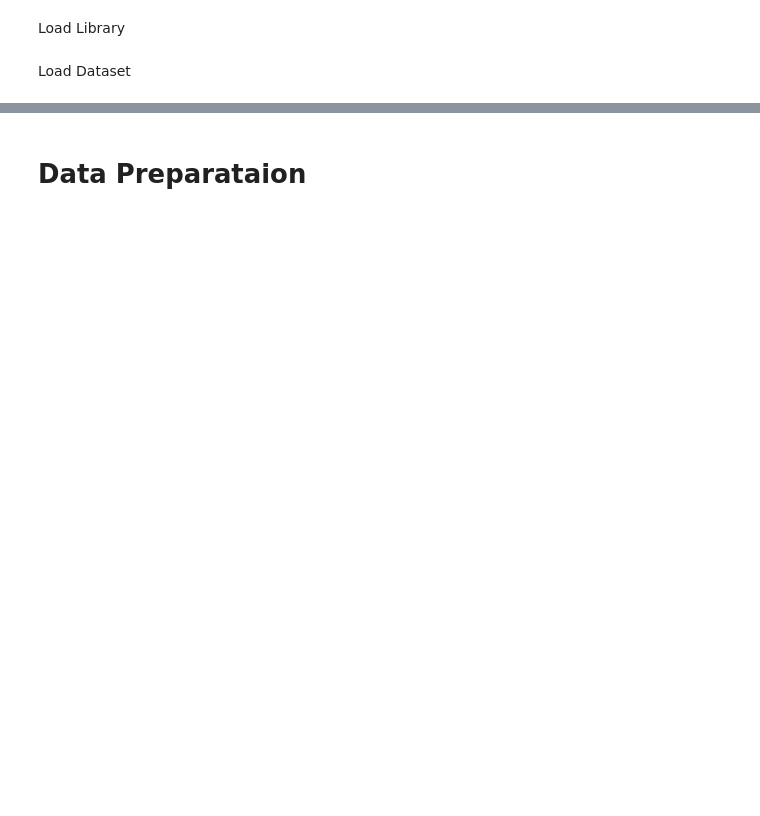
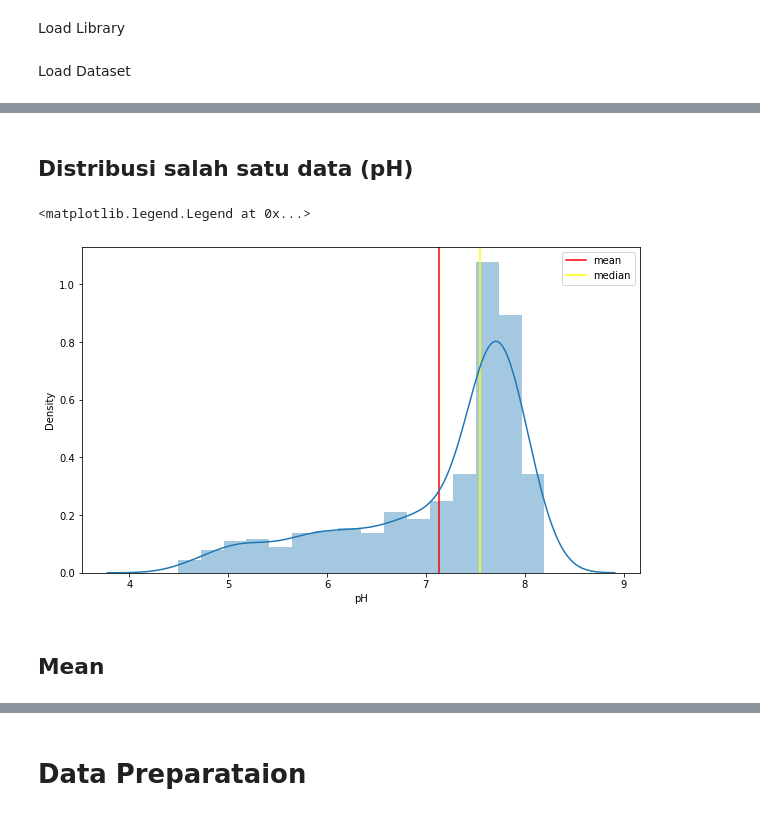
Before and after one commit to Rullyro/tubesandat, a Jupyter notebook: tubesanalisisdata.ipynb, the cells around one changed output, grey strips where cells are left out. Saved outputs shown, nothing was run; the diff lists cells and outputs as text; code cells hidden in the pictures; blank space fills up the shorter version.

```diff
--- a/tubesanalisisdata.ipynb
+++ b/tubesanalisisdata.ipynb
@@ -39,3 +43,21 @@ Drive already mounted at /content/drive; to attempt to forcibly remount, call dr
 | 779 | 780 | 16 | 38 | 46 | 7.73 | 0.39 | 1.72 | 46.30 | 3.92 | 7.93 | 335 | ... |
 | 780 | 781 | 20 | 34 | 46 | 7.80 | 0.39 | 2.66 | 36.30 | 10.35 | 3.68 | 622 | ... |
 781 rows × 18 columns
+# %%
+df.rename(columns = {'Sand %':'Sand',
+                     'Clay %' : 'Clay',
+                     'Silt %' : 'Silt',
+                     'EC mS/cm' : 'EC',
+                     'O.M. %' : 'OM',
+                     'CACO3 %' : 'CACO3',
+                     'N_NO3 ppm' : 'N_NO3/ppm',
+                     'P ppm' : 'P/ppm',
+                     'Mg ppm' : 'Mg/ppm',
+                     'Fe ppm' : 'Fe/ppm',
+                     'Zn ppm' : 'Zn/ppm',
+                     'Mn ppm' : 'Mn/ppm',
+                     'Cu ppm' : 'Cu/ppm',
+                     'B ppm' : 'B/ppm',
+                     'K ppm' : 'K/ppm',
+                     }, inplace = True)
+df.info()
@@ -41,0 +98,13 @@ Drive already mounted at /content/drive; to attempt to forcibly remount, call dr
+# %% [markdown]
+## Distribusi salah satu data (pH)
+# %%
+plt.figure(figsize = (10, 6))
+plt.axvline(df['pH'].describe()['mean'], color = 'red', label = 'mean')
+plt.axvline(df['pH'].describe()['50%'], color = 'yellow', label = 'median')
+sns.distplot(df['pH'])
+plt.legend()
+# %% [output]
+<matplotlib.legend.Legend at 0x...>
+[figure, added]
+# %% [markdown]
+## Mean
```
Also changed, not shown: parts of 28 cells of this notebook.
